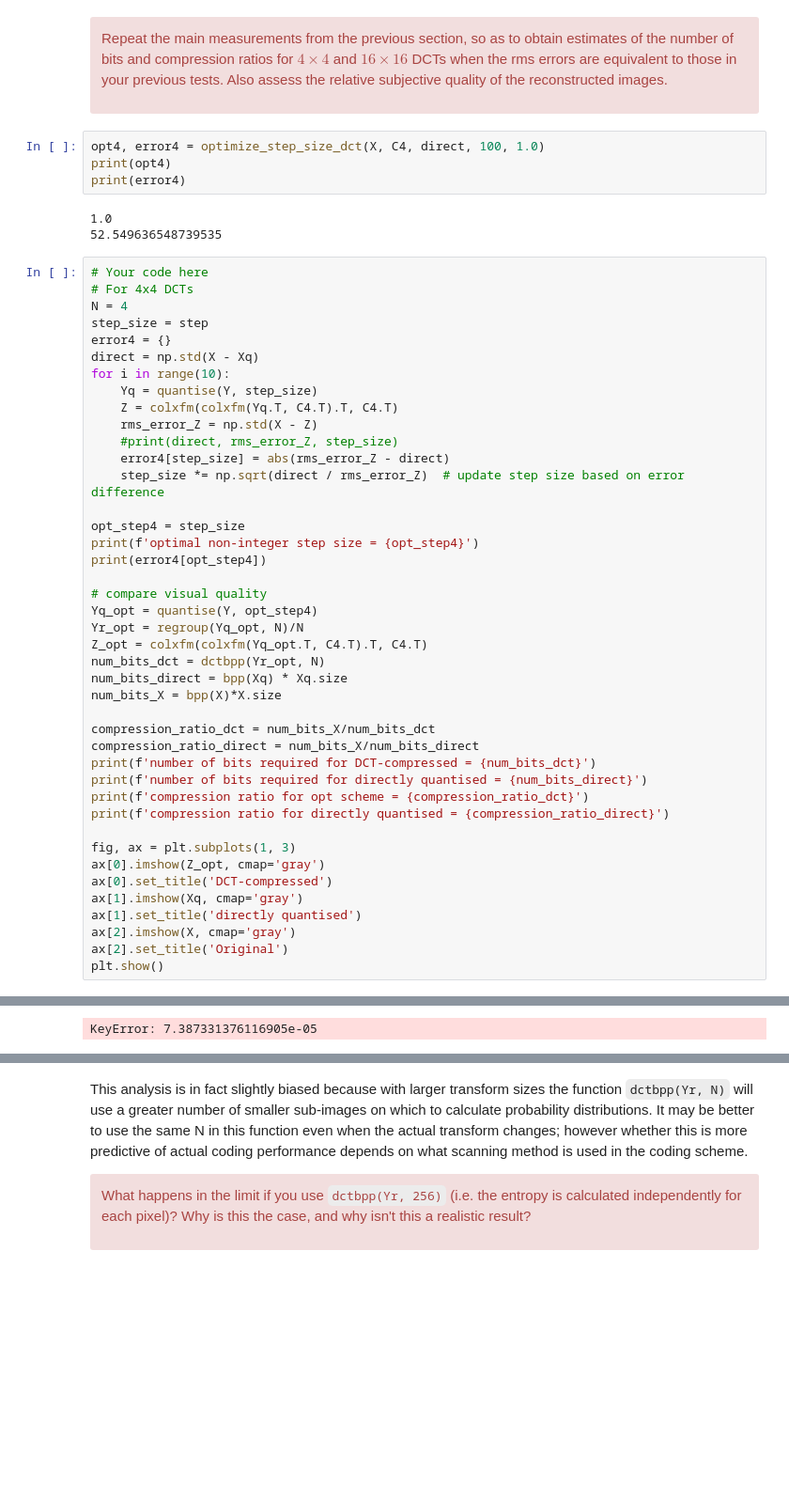
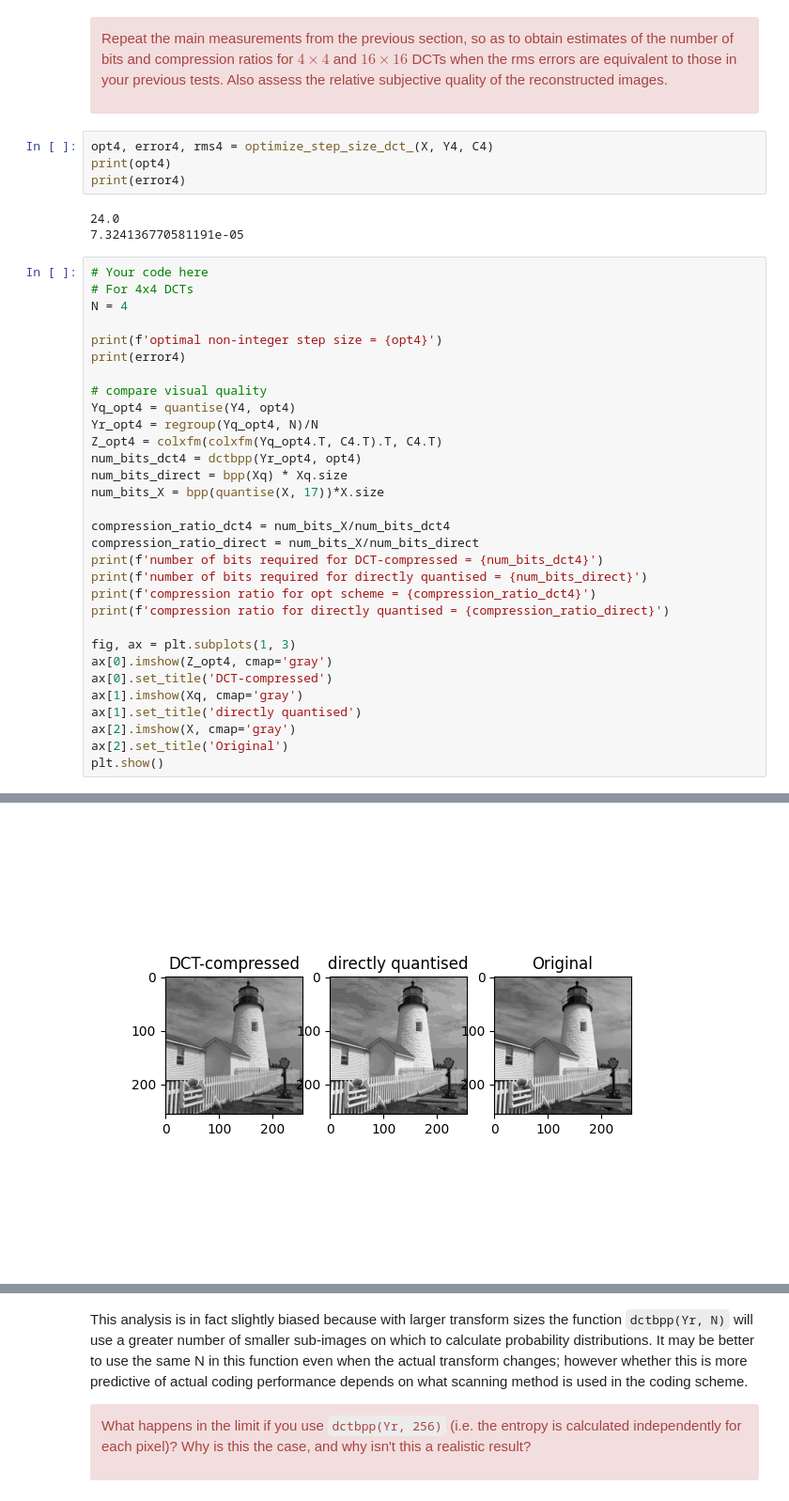
Before and after one commit to ki277/cued_sf2_lab, a Jupyter notebook: 7-the-discrete-cosine-transform.ipynb, the cells around one changed output, grey strips where cells are left out. Shown at 94% size. Cells and saved outputs as stored; diff of their text form; blank space fills up the shorter version.

```diff
--- a/7-the-discrete-cosine-transform.ipynb
+++ b/7-the-discrete-cosine-transform.ipynb
@@ -480,48 +490,37 @@ estimates of the number of bits and compression ratios for $4 \times 4$ and $16
 rms errors are equivalent to those in your previous tests.  Also assess the
 relative subjective quality of the reconstructed images.</div>
 # %%
-opt4, error4 = optimize_step_size_dct(X, C4, direct, 100, 1.0)
+opt4, error4, rms4 = optimize_step_size_dct_(X, Y4, C4)
 print(opt4)
 print(error4)
 # %% [output]
-1.0
-52.549636548739535
+24.0
+7.324136770581191e-05
 # %%
 # Your code here
 # For 4x4 DCTs
 N = 4
-step_size = step
-error4 = {}
-direct = np.std(X - Xq)
-for i in range(10):
-    Yq = quantise(Y, step_size)
-    Z = colxfm(colxfm(Yq.T, C4.T).T, C4.T)
-    rms_error_Z = np.std(X - Z)
-    #print(direct, rms_error_Z, step_size)
-    error4[step_size] = abs(rms_error_Z - direct)
-    step_size *= np.sqrt(direct / rms_error_Z)  # update step size based on error difference
 
-opt_step4 = step_size
-print(f'optimal non-integer step size = {opt_step4}')
-print(error4[opt_step4])
+print(f'optimal non-integer step size = {opt4}')
+print(error4)
 
 # compare visual quality
-Yq_opt = quantise(Y, opt_step4)
-Yr_opt = regroup(Yq_opt, N)/N
-Z_opt = colxfm(colxfm(Yq_opt.T, C4.T).T, C4.T)
-num_bits_dct = dctbpp(Yr_opt, N)
+Yq_opt4 = quantise(Y4, opt4)
+Yr_opt4 = regroup(Yq_opt4, N)/N
+Z_opt4 = colxfm(colxfm(Yq_opt4.T, C4.T).T, C4.T)
+num_bits_dct4 = dctbpp(Yr_opt4, opt4)
 num_bits_direct = bpp(Xq) * Xq.size
-num_bits_X = bpp(X)*X.size
+num_bits_X = bpp(quantise(X, 17))*X.size
 
-compression_ratio_dct = num_bits_X/num_bits_dct
+compression_ratio_dct4 = num_bits_X/num_bits_dct4
 compression_ratio_direct = num_bits_X/num_bits_direct
-print(f'number of bits required for DCT-compressed = {num_bits_dct}')
+print(f'number of bits required for DCT-compressed = {num_bits_dct4}')
 print(f'number of bits required for directly quantised = {num_bits_direct}')
-print(f'compression ratio for opt scheme = {compression_ratio_dct}')
+print(f'compression ratio for opt scheme = {compression_ratio_dct4}')
 print(f'compression ratio for directly quantised = {compression_ratio_direct}')
 
 fig, ax = plt.subplots(1, 3)
-ax[0].imshow(Z_opt, cmap='gray')
+ax[0].imshow(Z_opt4, cmap='gray')
 ax[0].set_title('DCT-compressed')
 ax[1].imshow(Xq, cmap='gray')
 ax[1].set_title('directly quantised')
@@ -533 +537 @@ optimal non-integer step size = 7.387331376116905e-05
-KeyError: 7.387331376116905e-05
+[figure, added]
```
Also changed, not shown: parts of 15 cells of this notebook, 2 other files.
